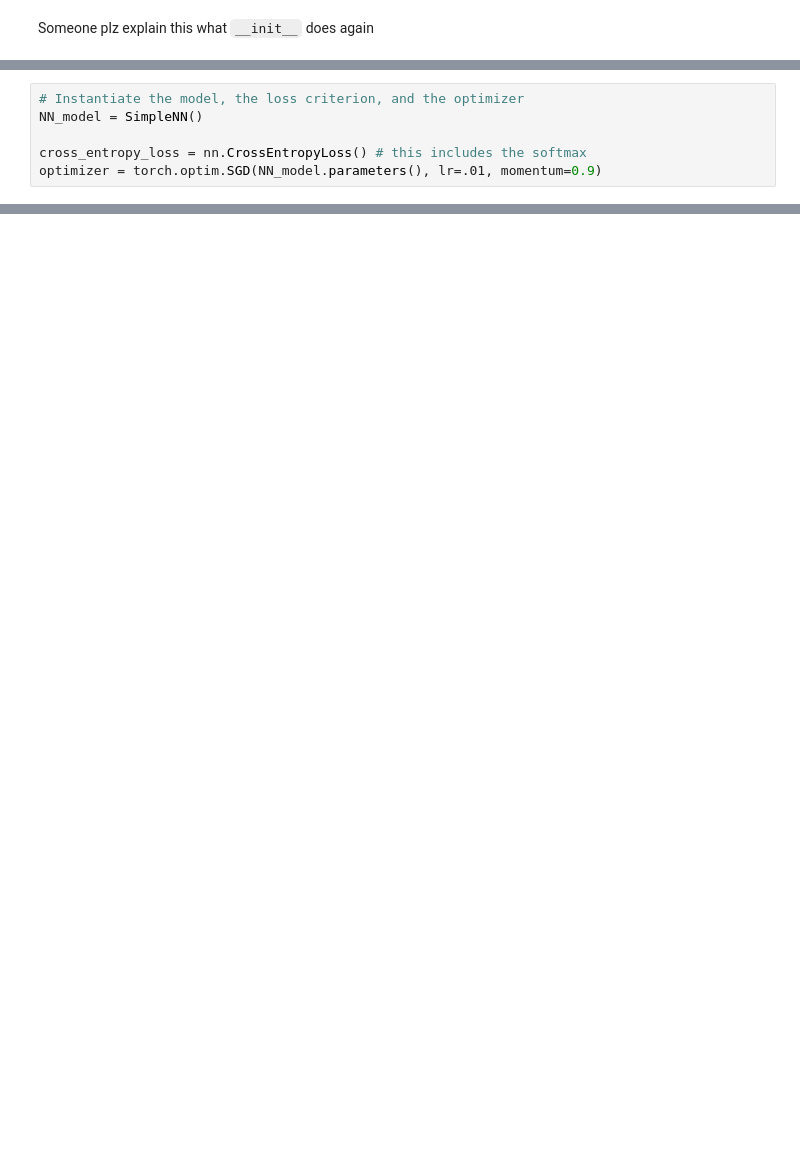
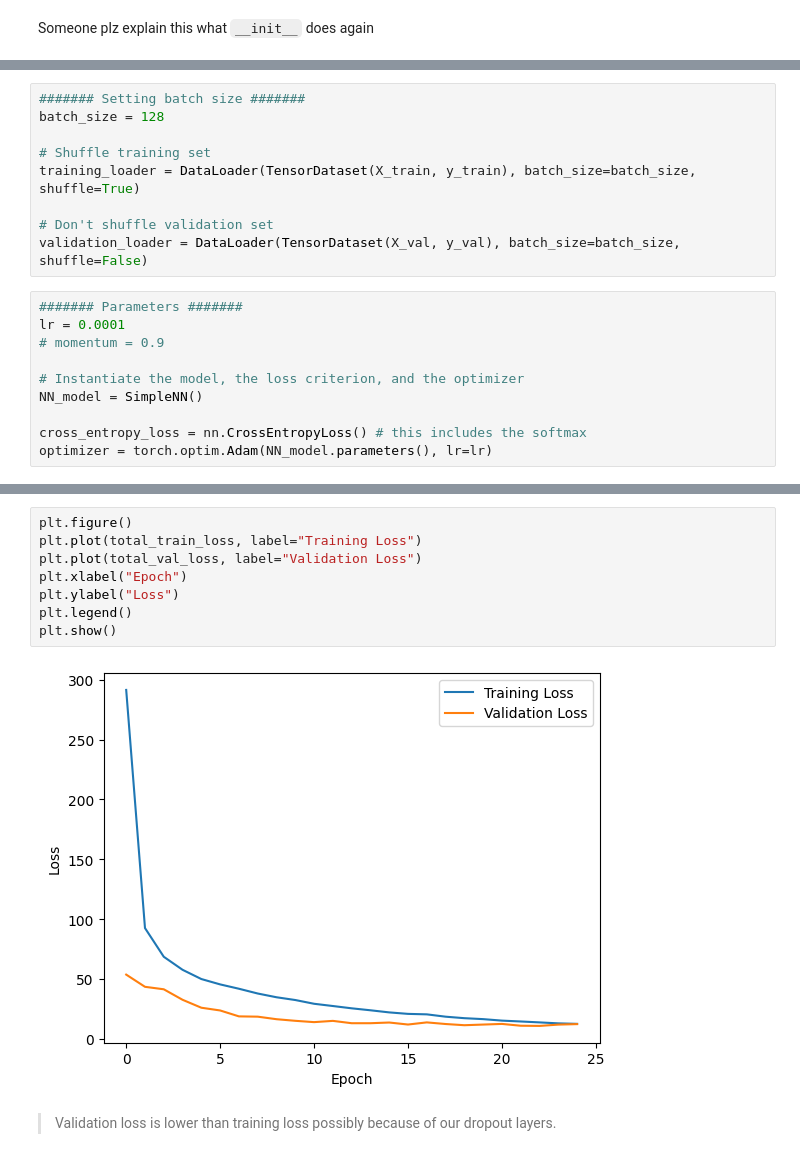
Before and after one commit to clem21chan/MNIST_Digit_Recognizer, a Jupyter notebook: Notebooks/MNIST_PyTorch.ipynb, the cells around one changed output, grey strips where cells are left out. Cells and saved outputs as stored; diff of their text form; blank space fills up the shorter version.

Commit message:
Updated torch network with batch_size, still overfitting though

```diff
--- a/Notebooks/MNIST_PyTorch.ipynb
+++ b/Notebooks/MNIST_PyTorch.ipynb
@@ -193,12 +206,25 @@ class SimpleNN(nn.Module):
         hard_class_predictions = torch.argmax(predictions, dim=1)
 
         return hard_class_predictions
+# %%
+####### Setting batch size #######
+batch_size = 128
+
+# Shuffle training set
+training_loader = DataLoader(TensorDataset(X_train, y_train), batch_size=batch_size, shuffle=True)
+
+# Don't shuffle validation set
+validation_loader = DataLoader(TensorDataset(X_val, y_val), batch_size=batch_size, shuffle=False)
 # %%
+####### Parameters #######
+lr = 0.0001
+# momentum = 0.9
+
 # Instantiate the model, the loss criterion, and the optimizer
 NN_model = SimpleNN()
 
 cross_entropy_loss = nn.CrossEntropyLoss() # this includes the softmax
-optimizer = torch.optim.SGD(NN_model.parameters(), lr=.01, momentum=0.9)
+optimizer = torch.optim.Adam(NN_model.parameters(), lr=lr)
 # %%
 ### COMMON PYTORCH RECIPE FOR TRAINING A NETWORK ###
 
@@ -236,0 +348,12 @@ print(f"Accuracy score on test set: {round(accuracy * 100, 2)}%")
+# %%
+plt.figure()
+plt.plot(total_train_loss, label="Training Loss")
+plt.plot(total_val_loss, label="Validation Loss")
+plt.xlabel("Epoch")
+plt.ylabel("Loss")
+plt.legend()
+plt.show()
+# %% [output]
+[figure, added]
+# %% [markdown]
+> Validation loss is lower than training loss possibly because of our dropout layers.
```
Also changed, not shown: parts of 6 cells of this notebook.
